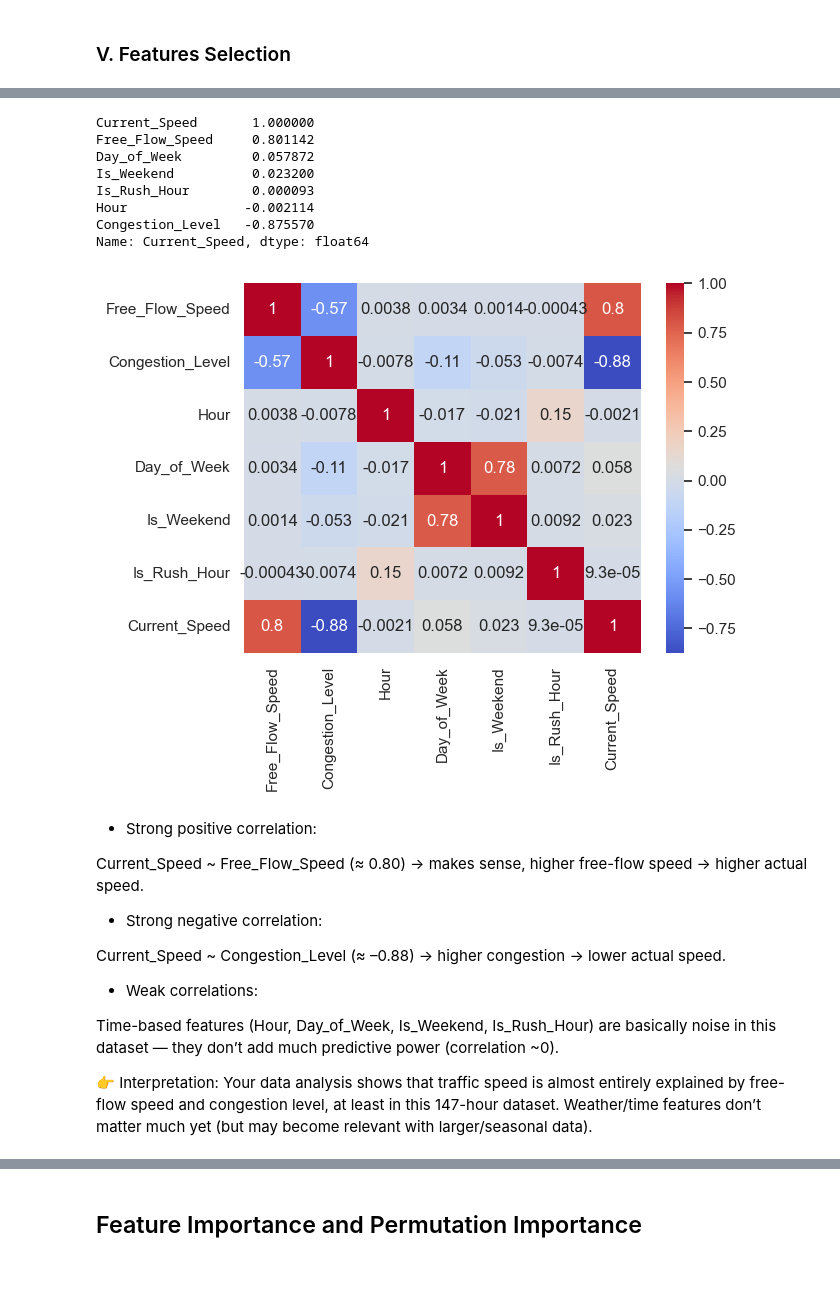
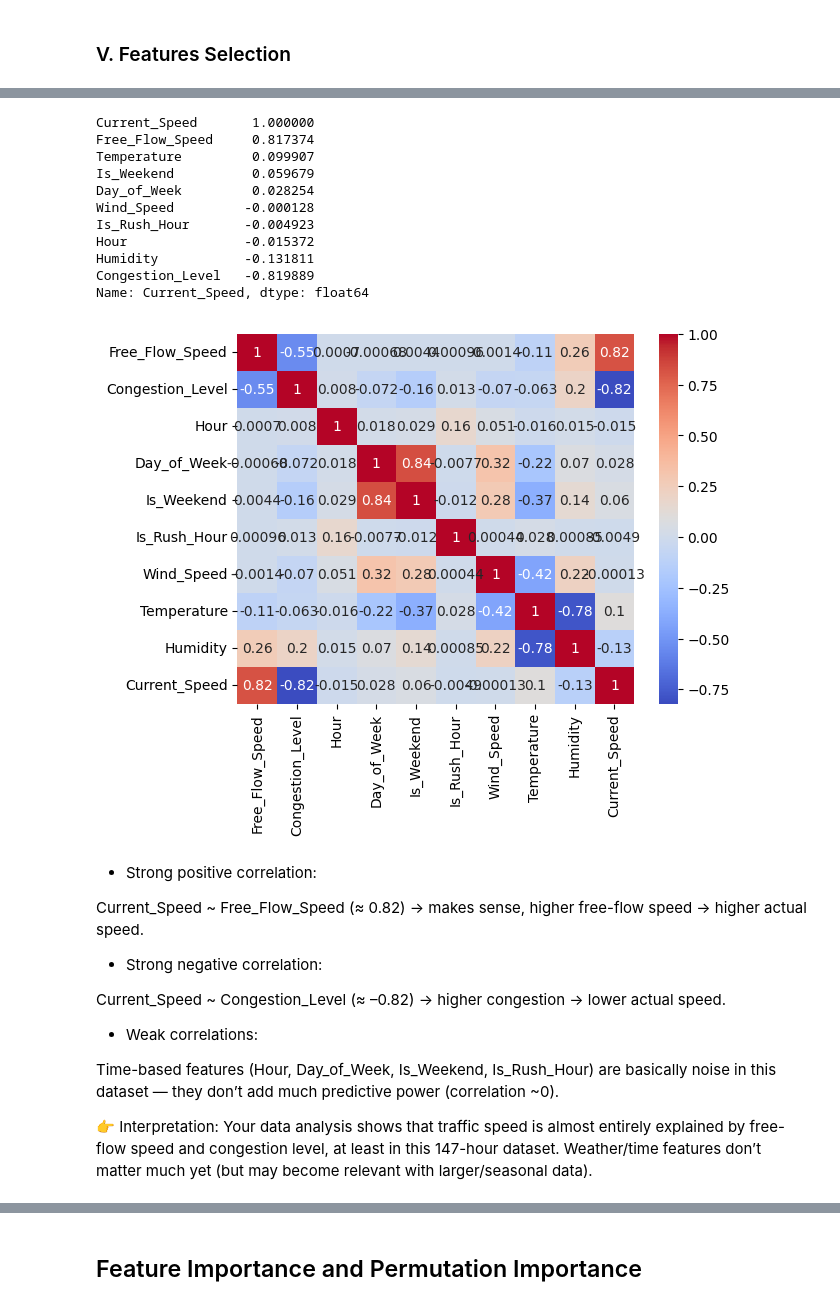
Before and after one commit to Suemy19710/TrafficHCMC, a Jupyter notebook: machine_learning.ipynb, the cells around one changed output, grey strips where cells are left out. Saved outputs shown, nothing was run; the diff lists cells and outputs as text; code cells hidden in the pictures; blank space fills up the shorter version.

Commit message:
update: write more modelling machine learning and do calculate the speed and predict time between starting point and destinations

```diff
--- a/machine_learning.ipynb
+++ b/machine_learning.ipynb
@@ -256,0 +283,8 @@ KeyboardInterrupt:
+# %%
+# Load dataset from CSV
+input_file = "traffic_weather_data.csv"
+merged_df = pd.read_csv(input_file)
+merged_df['Timestamp'] = pd.to_datetime(merged_df['Timestamp'])
+
+print("\nLoaded Data Sample:")
+print(merged_df.sample(15).to_string(index=False))
@@ -344,31 +396,34 @@ plt.show()
 # %%
 features = [
     'Free_Flow_Speed', 'Congestion_Level',
-    'Hour', 'Day_of_Week', 'Is_Weekend', 'Is_Rush_Hour'
+    'Hour', 'Day_of_Week', 'Is_Weekend', 'Is_Rush_Hour', 'Wind_Speed', 'Temperature','Humidity'
 ]
 target = 'Current_Speed'
 corr_matrix = merged_df[features + [target]].corr()
 print(corr_matrix['Current_Speed'].sort_values(ascending=False))
 sns.heatmap(corr_matrix, annot=True, cmap='coolwarm')
 plt.show()
 # %% [output]
 Current_Speed       1.000000
-Free_Flow_Speed     0.801142
-Day_of_Week         0.057872
-Is_Weekend          0.023200
-Is_Rush_Hour        0.000093
-Hour               -0.002114
-Congestion_Level   -0.875570
+Free_Flow_Speed     0.817374
+Temperature         0.099907
+Is_Weekend          0.059679
+Day_of_Week         0.028254
+Wind_Speed         -0.000128
+Is_Rush_Hour       -0.004923
+Hour               -0.015372
+Humidity           -0.131811
+Congestion_Level   -0.819889
 Name: Current_Speed, dtype: float64
-[figure, old version]
+[figure, new version]
 # %% [markdown]
 - Strong positive correlation:
 
-Current_Speed ~ Free_Flow_Speed (≈ 0.80) → makes sense, higher free-flow speed → higher actual speed.
+Current_Speed ~ Free_Flow_Speed (≈ 0.82) → makes sense, higher free-flow speed → higher actual speed.
 
 - Strong negative correlation:
 
-Current_Speed ~ Congestion_Level (≈ –0.88) → higher congestion → lower actual speed.
+Current_Speed ~ Congestion_Level (≈ –0.82) → higher congestion → lower actual speed.
 
 - Weak correlations:
 
```
Also changed, not shown: parts of 25 cells of this notebook, 5 other files.
